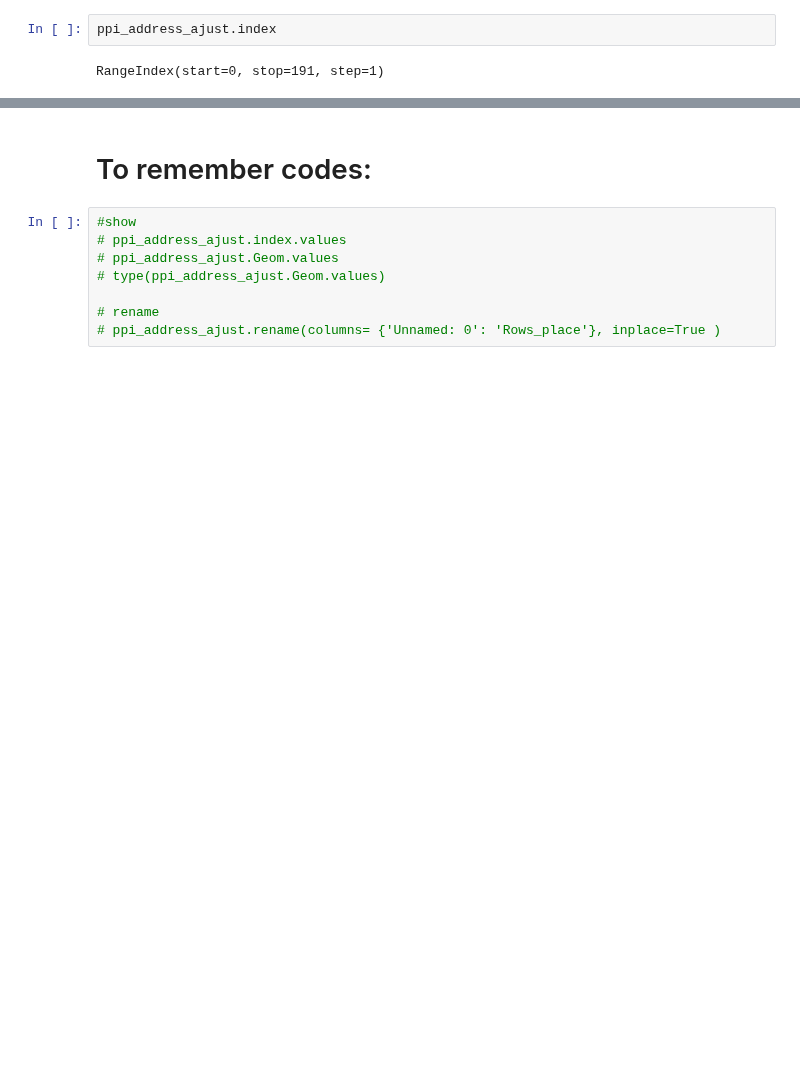
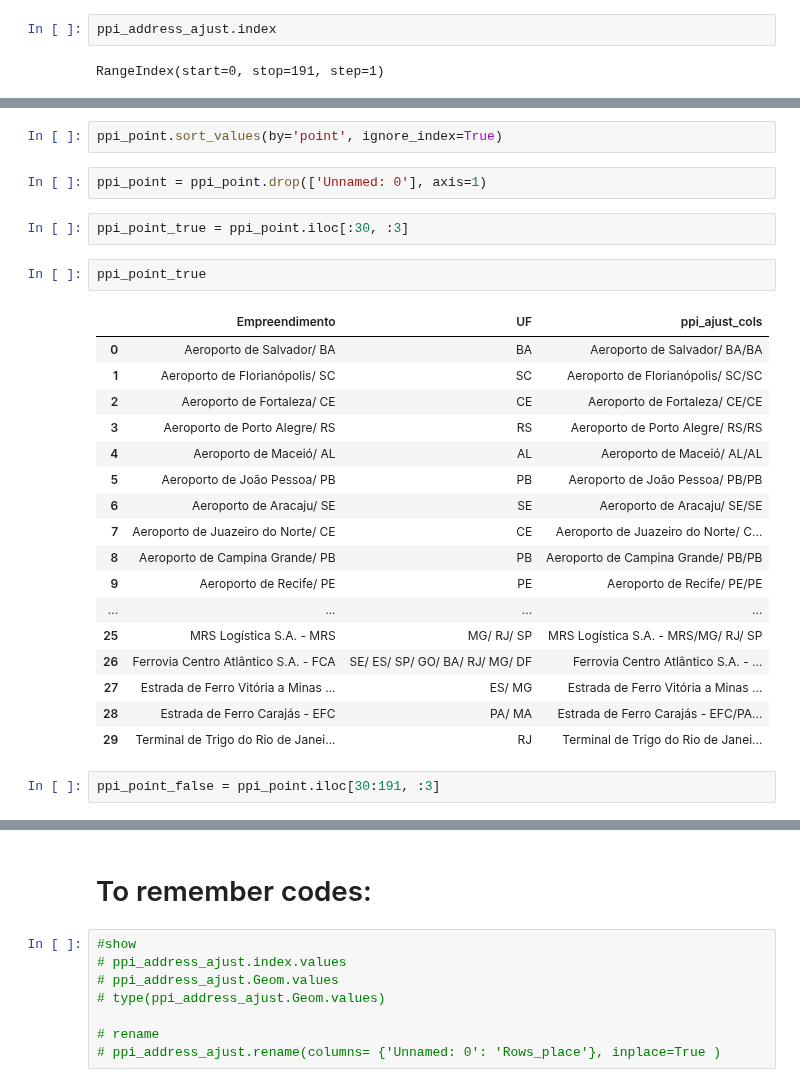
Before and after one commit to Caviuna/InfraBuilding, a Jupyter notebook: explore_address.ipynb, the cells around one changed output, grey strips where cells are left out. Cells and saved outputs as stored; diff of their text form; blank space fills up the shorter version.

```diff
--- a/explore_address.ipynb
+++ b/explore_address.ipynb
@@ -149,0 +183,28 @@ RangeIndex(start=0, stop=191, step=1)
+# %%
+ppi_point.sort_values(by='point', ignore_index=True)
+# %%
+ppi_point = ppi_point.drop(['Unnamed: 0'], axis=1)
+# %%
+ppi_point_true = ppi_point.iloc[:30, :3]
+# %%
+ppi_point_true
+# %% [output]
+|  | Empreendimento | UF | ppi_ajust_cols |
+| 0 | Aeroporto de Salvador/ BA | BA | Aeroporto de Salvador/ BA/BA |
+| 1 | Aeroporto de Florianópolis/ SC | SC | Aeroporto de Florianópolis/ SC/SC |
+| 2 | Aeroporto de Fortaleza/ CE | CE | Aeroporto de Fortaleza/ CE/CE |
+| 3 | Aeroporto de Porto Alegre/ RS | RS | Aeroporto de Porto Alegre/ RS/RS |
+| 4 | Aeroporto de Maceió/ AL | AL | Aeroporto de Maceió/ AL/AL |
+| 5 | Aeroporto de João Pessoa/ PB | PB | Aeroporto de João Pessoa/ PB/PB |
+| 6 | Aeroporto de Aracaju/ SE | SE | Aeroporto de Aracaju/ SE/SE |
+| 7 | Aeroporto de Juazeiro do Norte/ CE | CE | Aeroporto de Juazeiro do Norte/ C... |
+| 8 | Aeroporto de Campina Grande/ PB | PB | Aeroporto de Campina Grande/ PB/PB |
+| 9 | Aeroporto de Recife/ PE | PE | Aeroporto de Recife/ PE/PE |
+| ... | ... | ... | ... |
+| 25 | MRS Logística S.A. - MRS | MG/ RJ/ SP | MRS Logística S.A. - MRS/MG/ RJ/ SP |
+| 26 | Ferrovia Centro Atlântico S.A. - FCA | SE/ ES/ SP/ GO/ BA/ RJ/ MG/ DF | Ferrovia Centro Atlântico S.A. - ... |
+| 27 | Estrada de Ferro Vitória a Minas ... | ES/ MG | Estrada de Ferro Vitória a Minas ... |
+| 28 | Estrada de Ferro Carajás - EFC | PA/ MA | Estrada de Ferro Carajás - EFC/PA... |
+| 29 | Terminal de Trigo do Rio de Janei... | RJ | Terminal de Trigo do Rio de Janei... |
+# %%
+ppi_point_false = ppi_point.iloc[30:191, :3]
```
Also changed, not shown: parts of 20 cells of this notebook.
